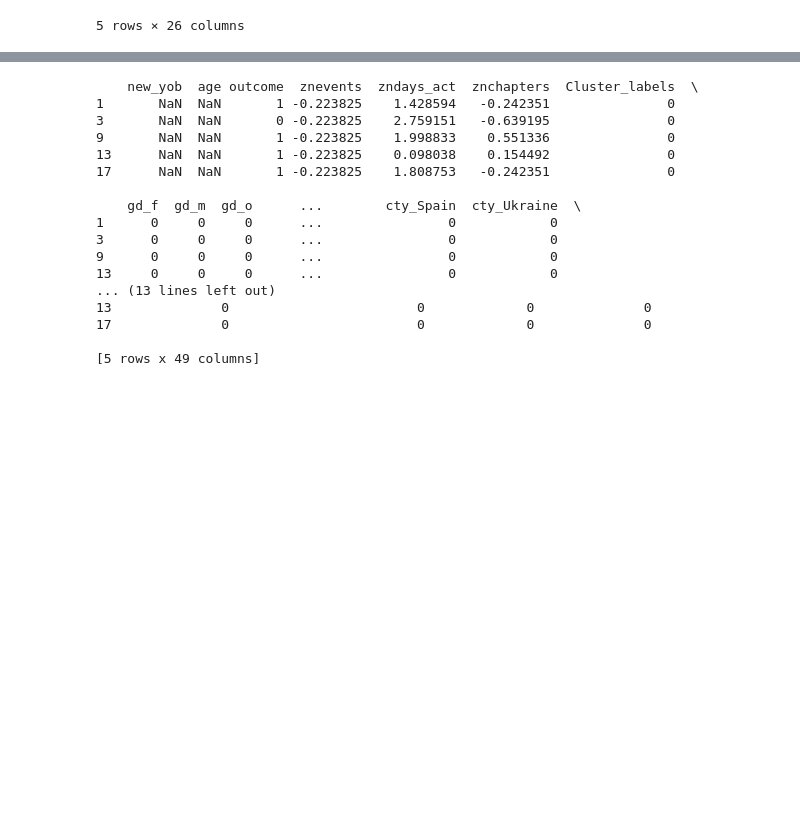
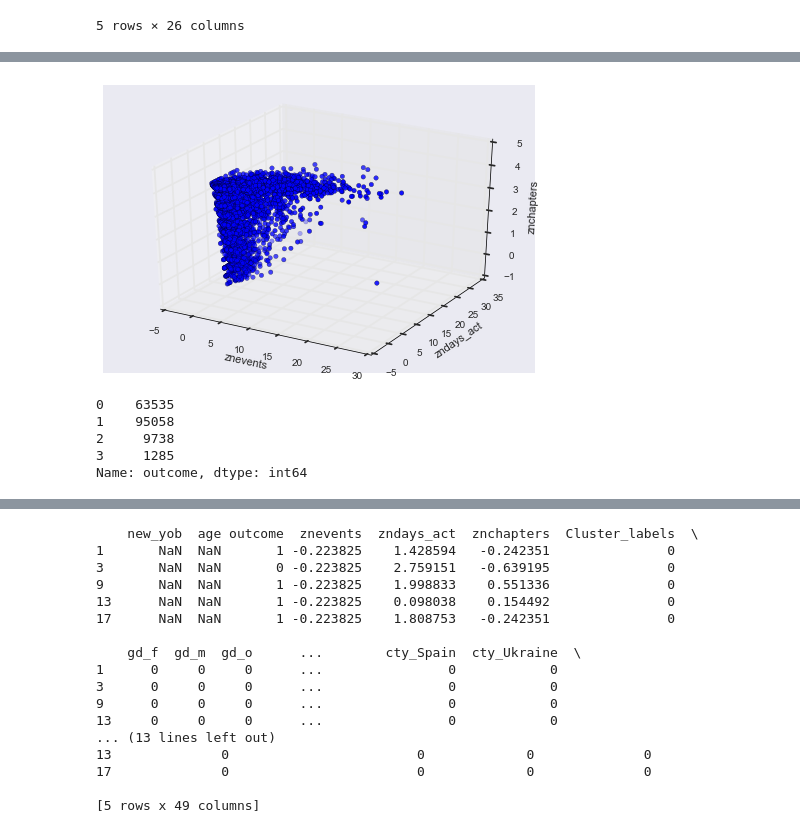
Before and after one commit to boo-owner/Data-Science-Class, a Jupyter notebook: project.ipynb, the cells around one changed output, grey strips where cells are left out. Drawn from its saved outputs; the diff is of its cells as text; code cells hidden in the pictures; blank space fills up the shorter version.

```diff
--- a/project.ipynb
+++ b/project.ipynb
@@ -259,0 +364,32 @@ print ax.scatter(x,y,z, c=rkm, cmap=plt.cm.Accent)
+# %%
+# Show second cluster separately
+fig = plt.figure()
+ax = Axes3D(fig)
+ax.set_xlim([-5,30])
+ax.set_ylim([-5, 35])
+ax.set_xlabel('znevents')
+ax.set_ylabel('zndays_act')
+ax.set_zlabel('znchapters')
+second =  ax.scatter(x1,y1,z1, c='b')
+#plt.legend((first, second),('first cluster','second cluster'))
+plt.show()
+# %% [output]
+[figure, added]
+# %%
+# Compare clusters with course outcomes
+#Set variables for plot
+
+rkm = cs50['outcome']
+x=cs50['znevents']
+y=cs50['zndays_act']
+z=cs50['znchapters']
+list = [x,y,z]
+
+cs50['Cluster_labels'].value_counts()
+cs50['outcome'].value_counts(sort = False)
+# %% [output]
+0    63535
+1    95058
+2     9738
+3     1285
+Name: outcome, dtype: int64
```
Also changed, not shown: parts of 56 cells of this notebook, 1 other file.
